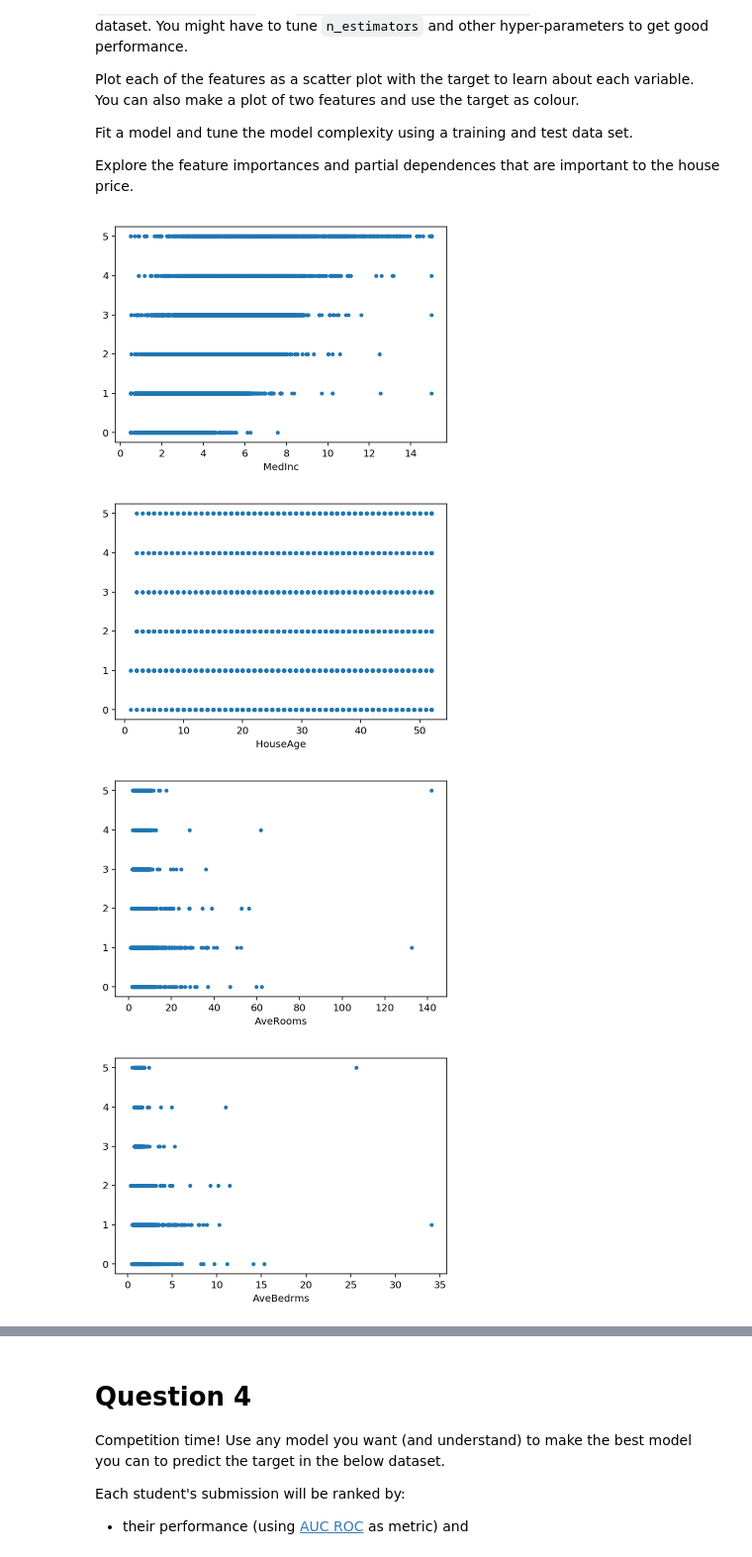
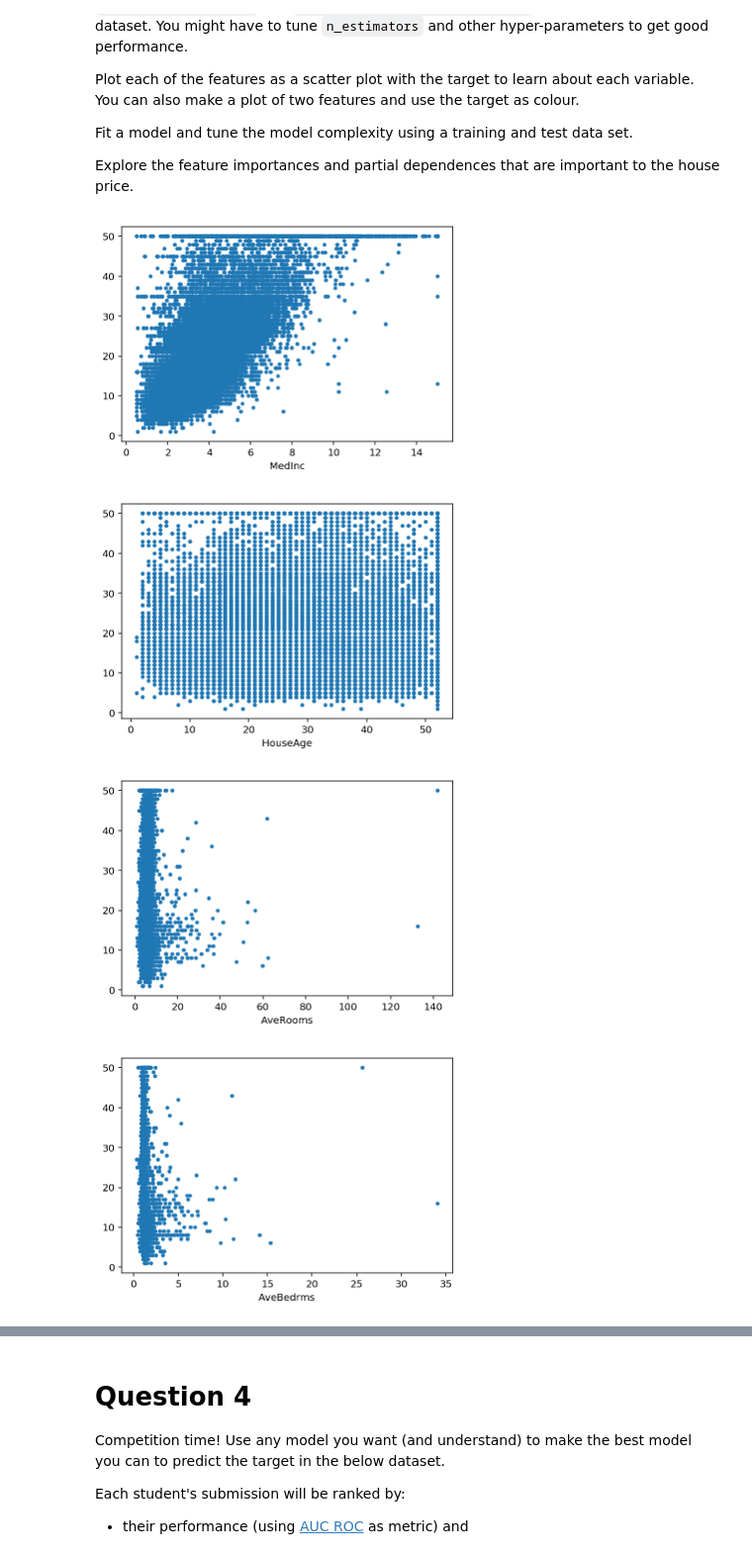
Before and after one commit to dsperone/advanced_comp_tech_2018, a Jupyter notebook: exercise_2.ipynb, the cells around one changed output, grey strips where cells are left out. Shown: that part at 99% size. Cells and saved outputs as stored; diff of their text form; code cells hidden in the pictures.

```diff
--- a/exercise_2.ipynb
+++ b/exercise_2.ipynb
@@ -274,13 +274,13 @@ cal_housing = fetch_california_housing()
 
 def plot_data(X, y, feature):
     plt.figure()
-    plt.plot(X, y, ".")
+    plt.plot(X, y, '.')
     plt.xlabel(feature)
     plt.show()
 
 #### Get data
 X = cal_housing['data']
-y = cal_housing['target'].astype(int)
+y = (10 * cal_housing['target']).astype(int)
 
 X_train, X_test, y_train, y_test = train_test_split(X, y, train_size=r_train, test_size=1.-r_train) #r_train = .8
 
@@ -290,38 +290,57 @@ X_train, X_test, y_train, y_test = train_test_split(X, y, train_size=r_train, te
 #print(cal_housing['DESCR'])
 
 for i in range(X.shape[1]):
-    plot_data(X[:,i], y, cal_housing['feature_names'][i])
+    plot_data(X[:,i],y, cal_housing['feature_names'][i])
 
 '''
 #### Find right n_estimators
 rfc = RandomForestClassifier(n_jobs=8)
 etc = ExtraTreesClassifier(n_jobs=8)
 gbc = GradientBoostingClassifier()
 estimators = [rfc, etc, gbc]
 N = 10
 n_estimators = np.linspace(20, 200, N).astype(int)
 
 #### Plot results
 plt.figure()
 plt.title('Convergence number of estimators')
 N = len(estimators)
 for i in range(N):
     est = estimators[i]
     tmp = []
     for n in n_estimators:
         est.set_params(n_estimators=n)
         est.fit(X_train, y_train)
         score = est.score(X_test, y_test)
         tmp.append(score)
     plt.plot(n_estimators, tmp, label=type(est))
 plt.legend()
 plt.show()
 '''
 
-rfc = RandomForestClassifier(n_estimators=200)
-etc - ExtraTreesClassifier(n_estimators)
+#rfc = RandomForestClassifier(n_estimators=200)
+#etc - ExtraTreesClassifier(n_estimators)
+
+print("The best number of estimators found are 140 (RandomForest), 80 (ExtraTreesClassifier), 1 (GradientBoosting)")
+n_est = [140, 80, 1]
+
+print("Fields:", *cal_housing["feature_names"])
+cl = RandomForestClassifier(n_estimators=n_est[0])
+cl.fit(X_train, y_train)
+print("RandomForest:", *cl.feature_importances_)
+
+cl = ExtraTreesClassifier(n_estimators=n_est[1])
+cl.fit(X_train, y_train)
+print("ExtraTrees:", *cl.feature_importances_)
+
+cl = GradientBoostingClassifier(n_estimators=n_est[2])
+cl.fit(X_train, y_train)
+print("GradientBoosting:", *cl.feature_importances_)
+
+print('\n','All the agorithms agree on that the most important field is Medinc and the less one is HouseAge.','\n'
+     'But the GradientBoosting is much more sensitive to the Medinc and much less to the HouseAge.')
 # %% [output]
-[figure, old version]
+[figure, new version]
-[figure, old version]
+[figure, new version]
-[figure, old version]
+[figure, new version]
-[figure, old version]
+[figure, new version]
```
Also changed, not shown: parts of 5 cells of this notebook, 1 other file.
